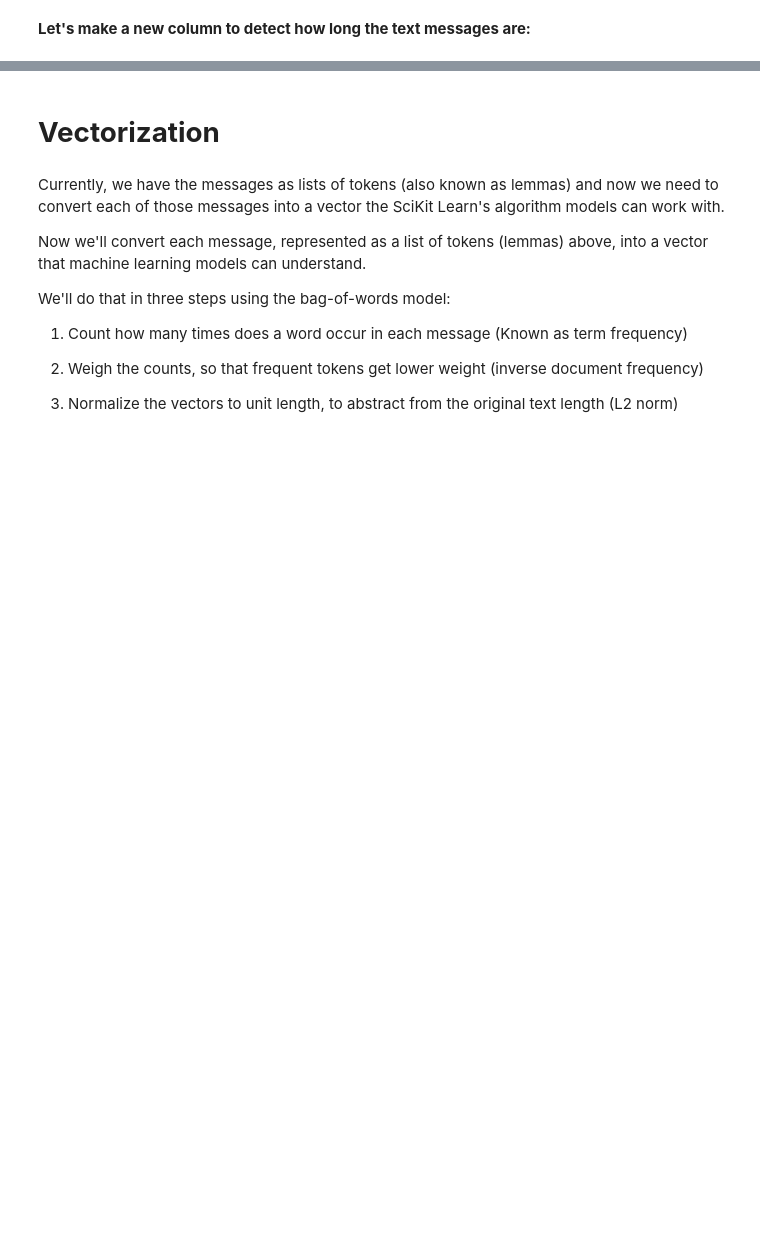
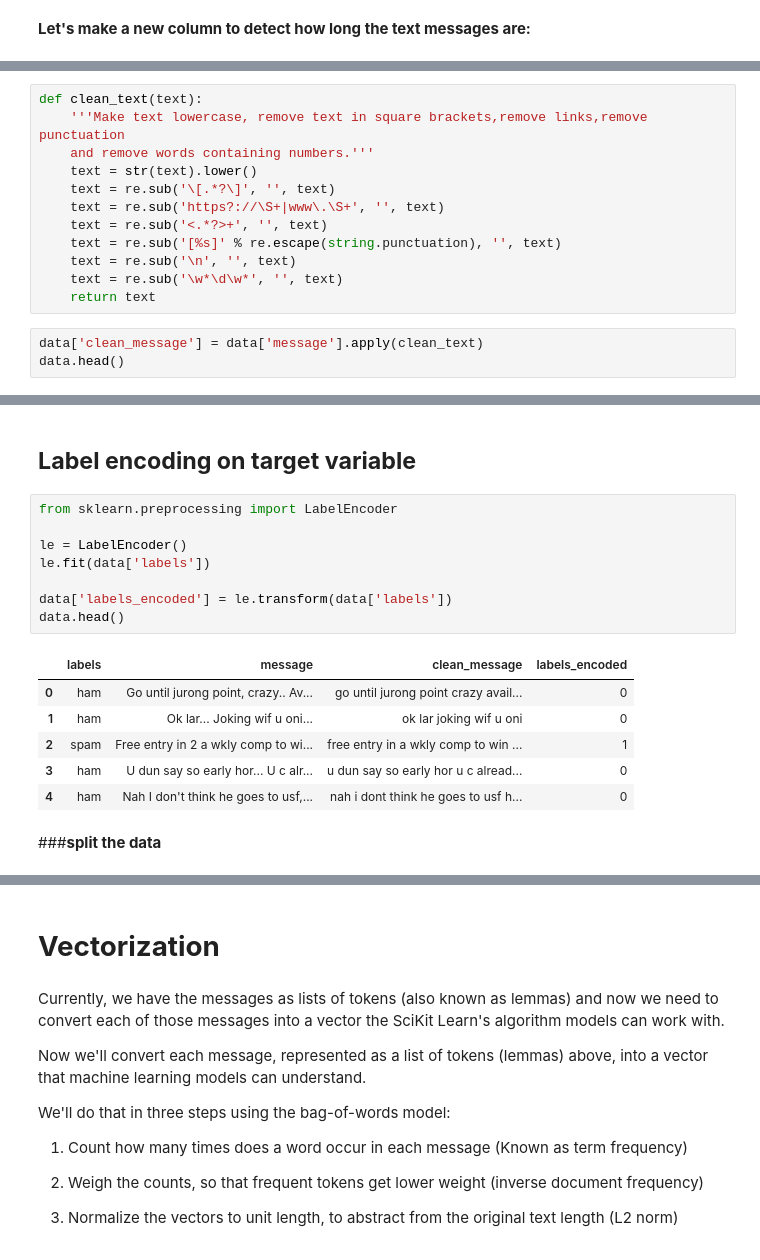
Before and after one commit to sandeepbansode/Machine_Learning_Data_Science, a Jupyter notebook: ML_19_K_Nearest_Neighbors.ipynb, the cells around one changed output, grey strips where cells are left out. Saved outputs shown, nothing was run; the diff lists cells and outputs as text; blank space fills up the shorter version.

```diff
--- a/ML_19_K_Nearest_Neighbors.ipynb
+++ b/ML_19_K_Nearest_Neighbors.ipynb
@@ -115,0 +121,15 @@ data.groupby('labels').describe()
+# %%
+def clean_text(text):
+    '''Make text lowercase, remove text in square brackets,remove links,remove punctuation
+    and remove words containing numbers.'''
+    text = str(text).lower()
+    text = re.sub('\[.*?\]', '', text)
+    text = re.sub('https?://\S+|www\.\S+', '', text)
+    text = re.sub('<.*?>+', '', text)
+    text = re.sub('[%s]' % re.escape(string.punctuation), '', text)
+    text = re.sub('\n', '', text)
+    text = re.sub('\w*\d\w*', '', text)
+    return text
+# %%
+data['clean_message'] = data['message'].apply(clean_text)
+data.head()
@@ -115,0 +143,19 @@ data.groupby('labels').describe()
+# %% [markdown]
+## **Label encoding on target variable**
+# %%
+from sklearn.preprocessing import LabelEncoder
+
+le = LabelEncoder()
+le.fit(data['labels'])
+
+data['labels_encoded'] = le.transform(data['labels'])
+data.head()
+# %% [output]
+|  | labels | message | clean_message | labels_encoded |
+| 0 | ham | Go until jurong point, crazy.. Av... | go until jurong point crazy avail... | 0 |
+| 1 | ham | Ok lar... Joking wif u oni... | ok lar joking wif u oni | 0 |
+| 2 | spam | Free entry in 2 a wkly comp to wi... | free entry in a wkly comp to win ... | 1 |
+| 3 | ham | U dun say so early hor... U c alr... | u dun say so early hor u c alread... | 0 |
+| 4 | ham | Nah I don't think he goes to usf,... | nah i dont think he goes to usf h... | 0 |
+# %% [markdown]
+###**split the data**
```
Also changed, not shown: parts of 56 cells of this notebook.
